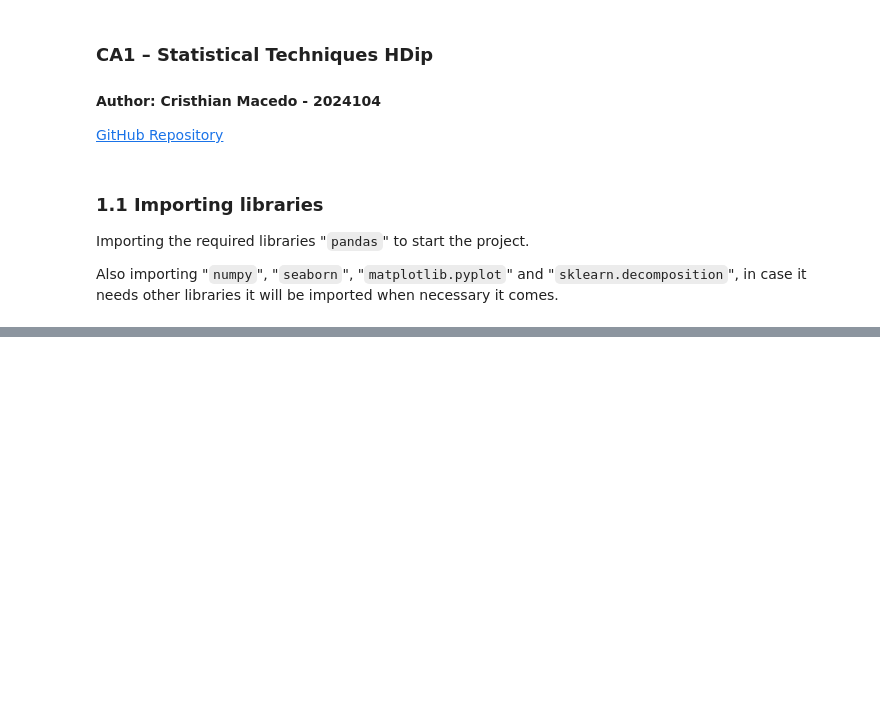
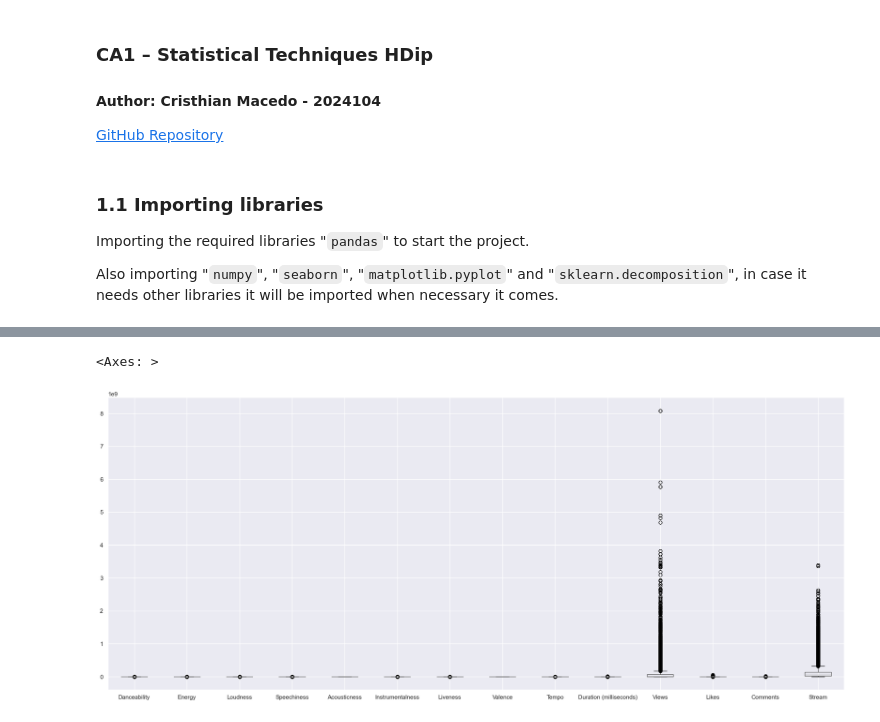
Before and after one commit to CristhianMacedo2024104/Statistical-Techniques, a Jupyter notebook: CristhianMacedo_StatisticalTecHDip_CA1.ipynb, the cells around one changed output, grey strips where cells are left out. Saved outputs shown, nothing was run; the diff lists cells and outputs as text; code cells hidden in the pictures; blank space fills up the shorter version.

```diff
--- a/CristhianMacedo_StatisticalTecHDip_CA1.ipynb
+++ b/CristhianMacedo_StatisticalTecHDip_CA1.ipynb
@@ -32,0 +375,5 @@ This command was important and necessary to get the first impression of it, retu
+# %%
+df.boxplot(figsize = (25, 10))
+# %% [output]
+<Axes: >
+[figure, added]
```
Also changed, not shown: parts of 73 cells of this notebook, 2 other files.
